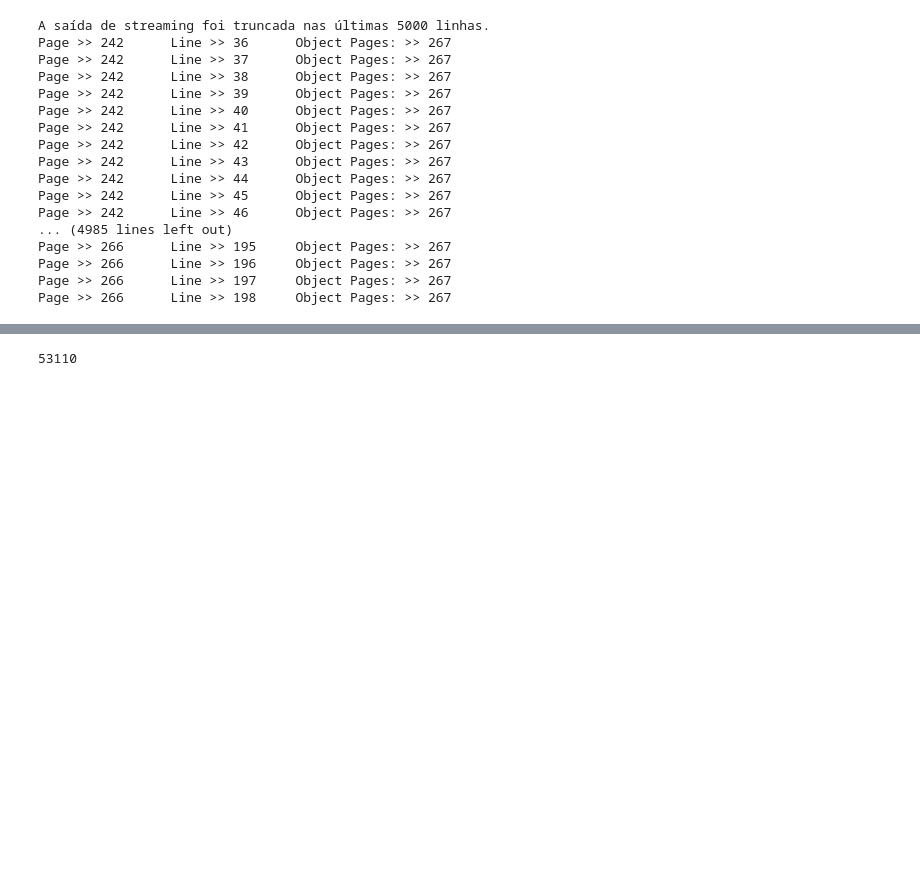
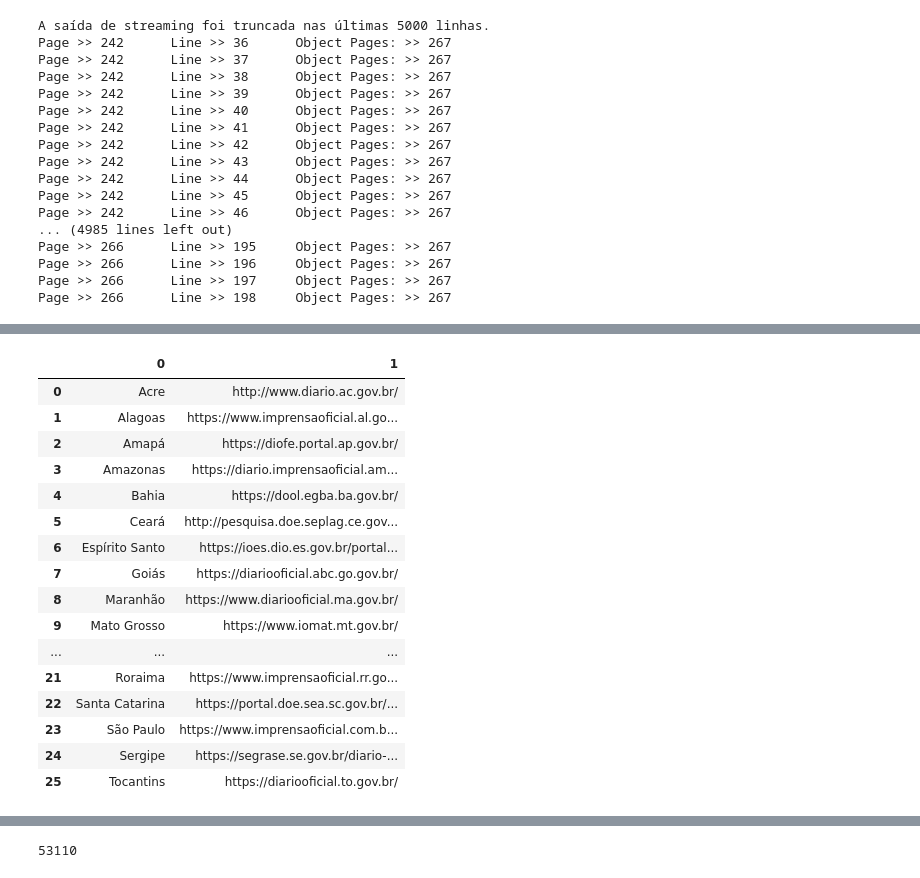
Before and after one commit to ricardomsanti/douExplore, a Jupyter notebook: DEX_1.ipynb, the cells around one changed output, grey strips where cells are left out. Cells and saved outputs as stored; diff of their text form; code cells hidden in the pictures; blank space fills up the shorter version.

```diff
--- a/DEX_1.ipynb
+++ b/DEX_1.ipynb
@@ -185,3 +192,51 @@ only showing top 10 rows
+# %%
+SITES_DOU = [ ["Acre","http://www.diario.ac.gov.br/"]
+              ,["Alagoas","https://www.imprensaoficial.al.gov.br/diario-oficial"]
+              ,["Amapá","https://diofe.portal.ap.gov.br/"]
+              ,["Amazonas","https://diario.imprensaoficial.am.gov.br/"]
+              ,["Bahia","https://dool.egba.ba.gov.br/"]
+              ,["Ceará","http://pesquisa.doe.seplag.ce.gov.br/doepesquisa/sead.do?page=ultimasEdicoes&cmd=11&action=Ultimas"]
+              ,["Espírito Santo","https://ioes.dio.es.gov.br/portal/visualizacoes/diario_oficial"]
+              ,["Goiás","https://diariooficial.abc.go.gov.br/"]
+              ,["Maranhão","https://www.diariooficial.ma.gov.br/"]
+              ,["Mato Grosso","https://www.iomat.mt.gov.br/"]
+              ,["Mato Grosso do Sul","https://www.spdo.ms.gov.br/diariodoe"]
+              ,["Minas Gerais","https://www.jornalminasgerais.mg.gov.br/"]
+              ,["Pará","https://www.ioepa.com.br/portal/#2"]
+              ,["Paraíba","https://auniao.pb.gov.br/doe"]
+              ,["Paraná","https://www.imprensaoficial.pr.gov.br/"]
+              ,["Pernambuco","https://www.cepe.com.br/"]
+              ,["Piauí","http://www.diariooficial.pi.gov.br/"]
+              ,["Rio de Janeiro","http://www.ioerj.com.br/portal/modules/conteudoonline/do_seleciona_edicao.php?data=MjAyMzAxMTk="]
+              ,["Rio Grande do Norte","http://www.diariooficial.rn.gov.br/"]
+              ,["Rio Grande do Sul","https://www.diariooficial.rs.gov.br/"]
+              ,["Rondônia","https://diof.ro.gov.br/"]
+              ,["Roraima","https://www.imprensaoficial.rr.gov.br/app/_inicial/"]
+              ,["Santa Catarina","https://portal.doe.sea.sc.gov.br/#/portal"]
+              ,["São Paulo","https://www.imprensaoficial.com.br/#19/01/2023"]
+              ,["Sergipe","https://segrase.se.gov.br/diario-oficial"]
+              ,["Tocantins","https://diariooficial.to.gov.br/"]
+            ]
+SITES_DOU_DF = pd.DataFrame(SITES_DOU)
+display(SITES_DOU_DF)
+# %% [output]
+|  | 0 | 1 |
+| 0 | Acre | http://www.diario.ac.gov.br/ |
+| 1 | Alagoas | https://www.imprensaoficial.al.go... |
+| 2 | Amapá | https://diofe.portal.ap.gov.br/ |
+| 3 | Amazonas | https://diario.imprensaoficial.am... |
+| 4 | Bahia | https://dool.egba.ba.gov.br/ |
+| 5 | Ceará | http://pesquisa.doe.seplag.ce.gov... |
+| 6 | Espírito Santo | https://ioes.dio.es.gov.br/portal... |
+| 7 | Goiás | https://diariooficial.abc.go.gov.br/ |
+| 8 | Maranhão | https://www.diariooficial.ma.gov.br/ |
+| 9 | Mato Grosso | https://www.iomat.mt.gov.br/ |
+| ... | ... | ... |
+| 21 | Roraima | https://www.imprensaoficial.rr.go... |
+| 22 | Santa Catarina | https://portal.doe.sea.sc.gov.br/... |
+| 23 | São Paulo | https://www.imprensaoficial.com.b... |
+| 24 | Sergipe | https://segrase.se.gov.br/diario-... |
+| 25 | Tocantins | https://diariooficial.to.gov.br/ |
 # %%
 data7 = data.withColumn("exp_line", F.explode("trim_list"))
 data7= data7.withColumn("IDX", F.monotonically_increasing_id())
```
Also changed, not shown: parts of 7 cells of this notebook.
